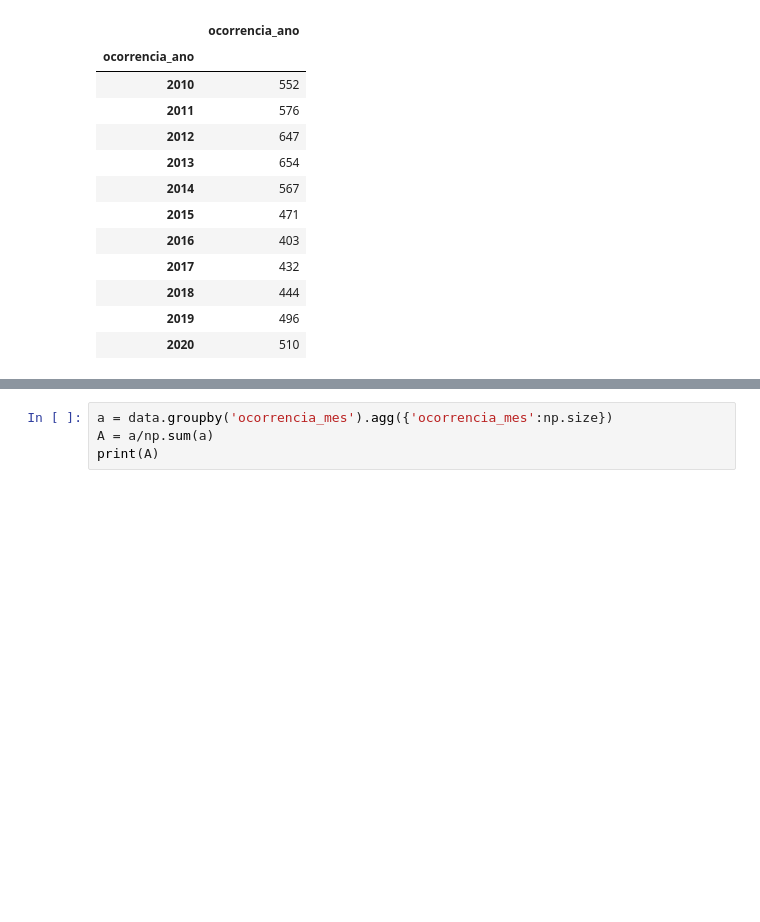
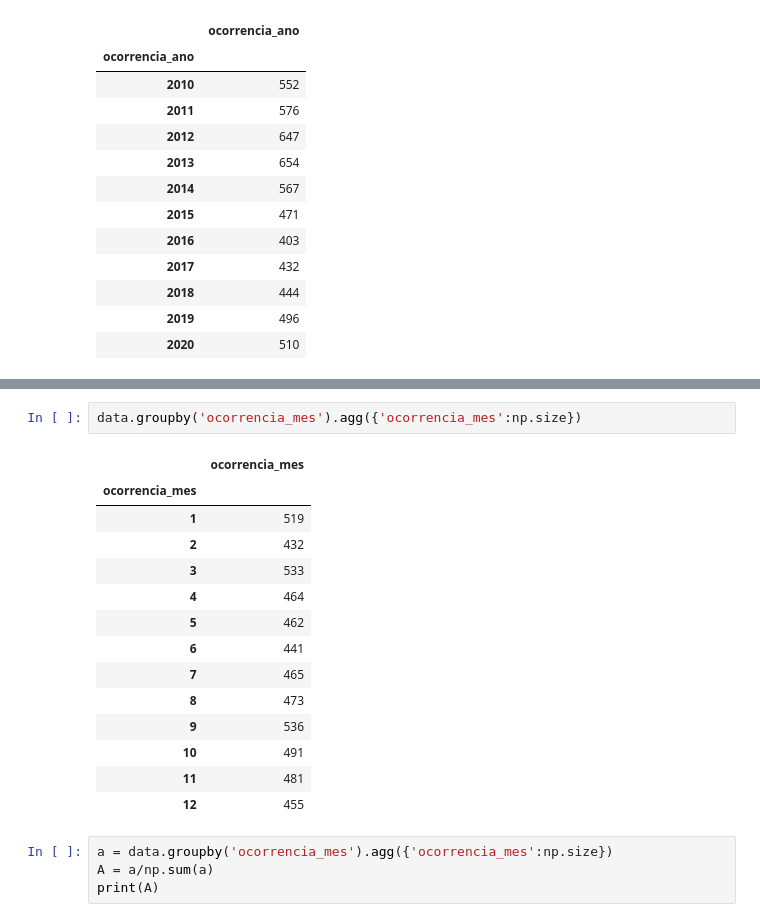
Before and after one commit to belafranca/a3data_project, a Jupyter notebook: Teste Final - CD.ipynb, the cells around one changed output, grey strips where cells are left out. Saved outputs shown, nothing was run; the diff lists cells and outputs as text; blank space fills up the shorter version.

```diff
--- a/Teste Final - CD.ipynb
+++ b/Teste Final - CD.ipynb
@@ -110,3 +128,20 @@ data.groupby('ocorrencia_ano').agg({'ocorrencia_ano':np.size})
+# %%
+data.groupby('ocorrencia_mes').agg({'ocorrencia_mes':np.size})
+# %% [output]
+|  | ocorrencia_mes |
+| ocorrencia_mes |  |
+| 1 | 519 |
+| 2 | 432 |
+| 3 | 533 |
+| 4 | 464 |
+| 5 | 462 |
+| 6 | 441 |
+| 7 | 465 |
+| 8 | 473 |
+| 9 | 536 |
+| 10 | 491 |
+| 11 | 481 |
+| 12 | 455 |
 # %%
 a = data.groupby('ocorrencia_mes').agg({'ocorrencia_mes':np.size})
 A = a/np.sum(a)
```
Also changed, not shown: parts of 3 cells of this notebook, 2 other files.
